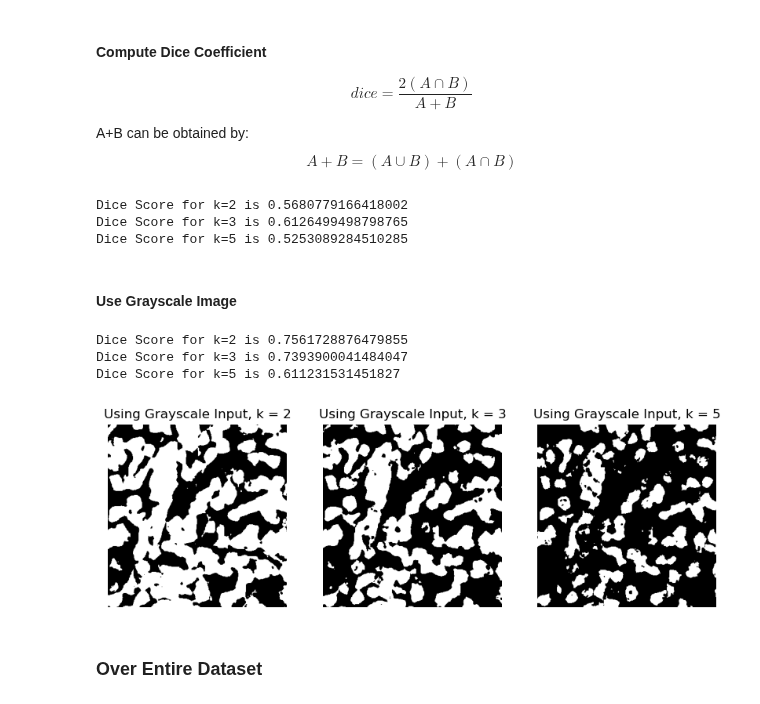
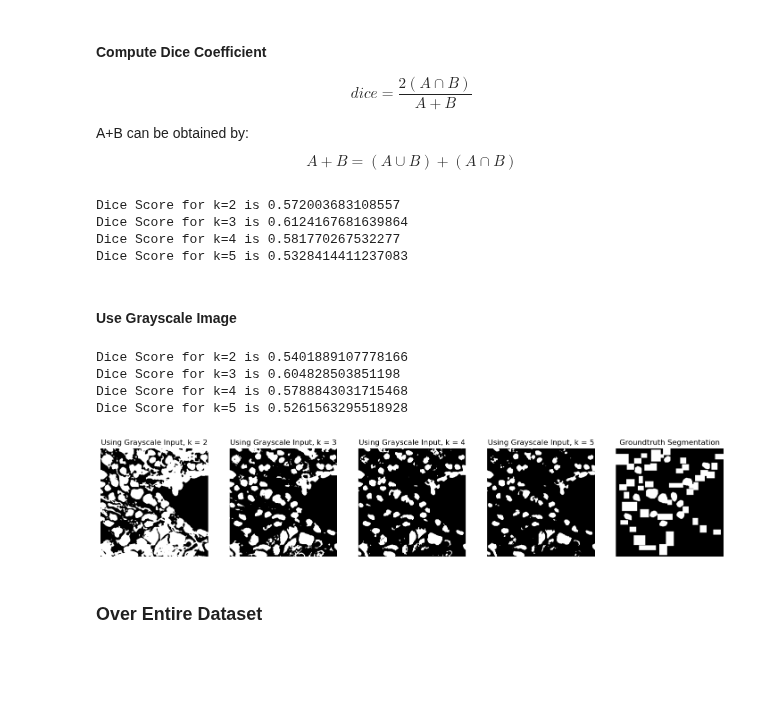
Before and after one commit to wangelam/ecse415Final, a Jupyter notebook: unsupervised.ipynb, the cells around one changed output. Drawn from its saved outputs; the diff is of its cells as text; code cells hidden in the pictures; blank space fills up the shorter version.

```diff
--- a/unsupervised.ipynb
+++ b/unsupervised.ipynb
@@ -175,9 +201,6 @@ $$ dice =  \frac{2(A\cap B)}{A+B} $$
 A+B can be obtained by:
 $$ A+B = (A\cup B) + (A\cap B) $$
 # %%
-_, mask = mask_preprocess(tester, mask_path)
-mask = cv.resize(mask, (k2_b.shape[1], k2_b.shape[0]))
-
 # K = 2
 dice = dice_coefficient(mask, k2_b)
 print(f'Dice Score for k=2 is {dice}')
@@ -186,13 +209,18 @@ print(f'Dice Score for k=2 is {dice}')
 dice = dice_coefficient(mask, k3_b)
 print(f'Dice Score for k=3 is {dice}')
 
+# K = 4
+dice = dice_coefficient(mask, k4_b)
+print(f'Dice Score for k=4 is {dice}')
+
 # K = 5
 dice = dice_coefficient(mask, k5_b)
 print(f'Dice Score for k=5 is {dice}')
 # %% [output]
-Dice Score for k=2 is 0.5680779166418002
-Dice Score for k=3 is 0.6126499498798765
-Dice Score for k=5 is 0.5253089284510285
+Dice Score for k=2 is 0.572003683108557
+Dice Score for k=3 is 0.6124167681639864
+Dice Score for k=4 is 0.581770267532277
+Dice Score for k=5 is 0.5328414411237083
 # %% [markdown]
 #### Use Grayscale Image ####
 # %%
@@ -223,51 +251,69 @@ def KMean_gray(image_name, k, download):
         # Plot the segmented image
         plt.imshow(segmented_image)
 
-tester = 'TCGA-A1-A0SP-DX1_id-5ea4095addda5f8398977ebc_left-7807_top-53960_bottom-54248_right-8089.png'
+tester = 'TCGA-A2-A0SX-DX1_id-5ea40b05ddda5f839899743b_left-56081_top-57443_bottom-57731_right-56368.png'
 k2 = KMean_gray(tester, 2, True)
 k3 = KMean_gray(tester, 3, True)
+k4 = KMean_gray(tester, 4, True)
 k5 = KMean_gray(tester, 5, True)
 
 ## Binarize Mask for Dice ##
 k2_b = mask_binarize(k2)
 k3_b = mask_binarize(k3)
+k4_b = mask_binarize(k4)
 k5_b = mask_binarize(k5)
 
 ## Visualize ##
-plt.figure(figsize=(10, 3.25))
-plt.subplot(1, 3, 1)
+plt.figure(figsize=(18, 3.25))
+plt.subplot(1, 5, 1)
 plt.imshow(k2_b, cmap='gray')
 plt.title("Using Grayscale Input, k = 2")
 plt.axis("off")
 
-plt.subplot(1, 3, 2)
+plt.subplot(1, 5, 2)
 plt.imshow(k3_b, cmap='gray')
 plt.title("Using Grayscale Input, k = 3")
 plt.axis("off")
 
-plt.subplot(1, 3, 3)
+plt.subplot(1, 5, 3)
+plt.imshow(k4_b, cmap='gray')
+plt.title("Using Grayscale Input, k = 4")
+plt.axis("off")
+
+plt.subplot(1, 5, 4)
 plt.imshow(k5_b, cmap='gray')
 plt.title("Using Grayscale Input, k = 5")
 plt.axis("off")
 
+plt.subplot(1, 5, 5)
+plt.imshow(mask, cmap='gray')
+plt.title("Groundtruth Segmentation")
+plt.axis("off")
+
 _, mask = mask_preprocess(tester, mask_path)
+mask = cv.resize(mask, (k2_b.shape[1], k2_b.shape[0]))
 
 # K = 2
 dice = dice_coefficient(mask, k2_b)
 print(f'Dice Score for k=2 is {dice}')
 
 # K = 3
 dice = dice_coefficient(mask, k3_b)
 print(f'Dice Score for k=3 is {dice}')
 
+# K = 4
+dice = dice_coefficient(mask, k4_b)
+print(f'Dice Score for k=4 is {dice}')
+
 # K = 5
 dice = dice_coefficient(mask, k5_b)
 print(f'Dice Score for k=5 is {dice}')
 # %% [output]
-Dice Score for k=2 is 0.7561728876479855
-Dice Score for k=3 is 0.7393900041484047
-Dice Score for k=5 is 0.611231531451827
+Dice Score for k=2 is 0.5401889107778166
+Dice Score for k=3 is 0.604828503851198
+Dice Score for k=4 is 0.5788843031715468
+Dice Score for k=5 is 0.5261563295518928
-[figure, old version]
+[figure, new version]
 # %% [markdown]
 ### Over Entire Dataset
 # %%
```
Also changed, not shown: parts of 2 cells of this notebook.
